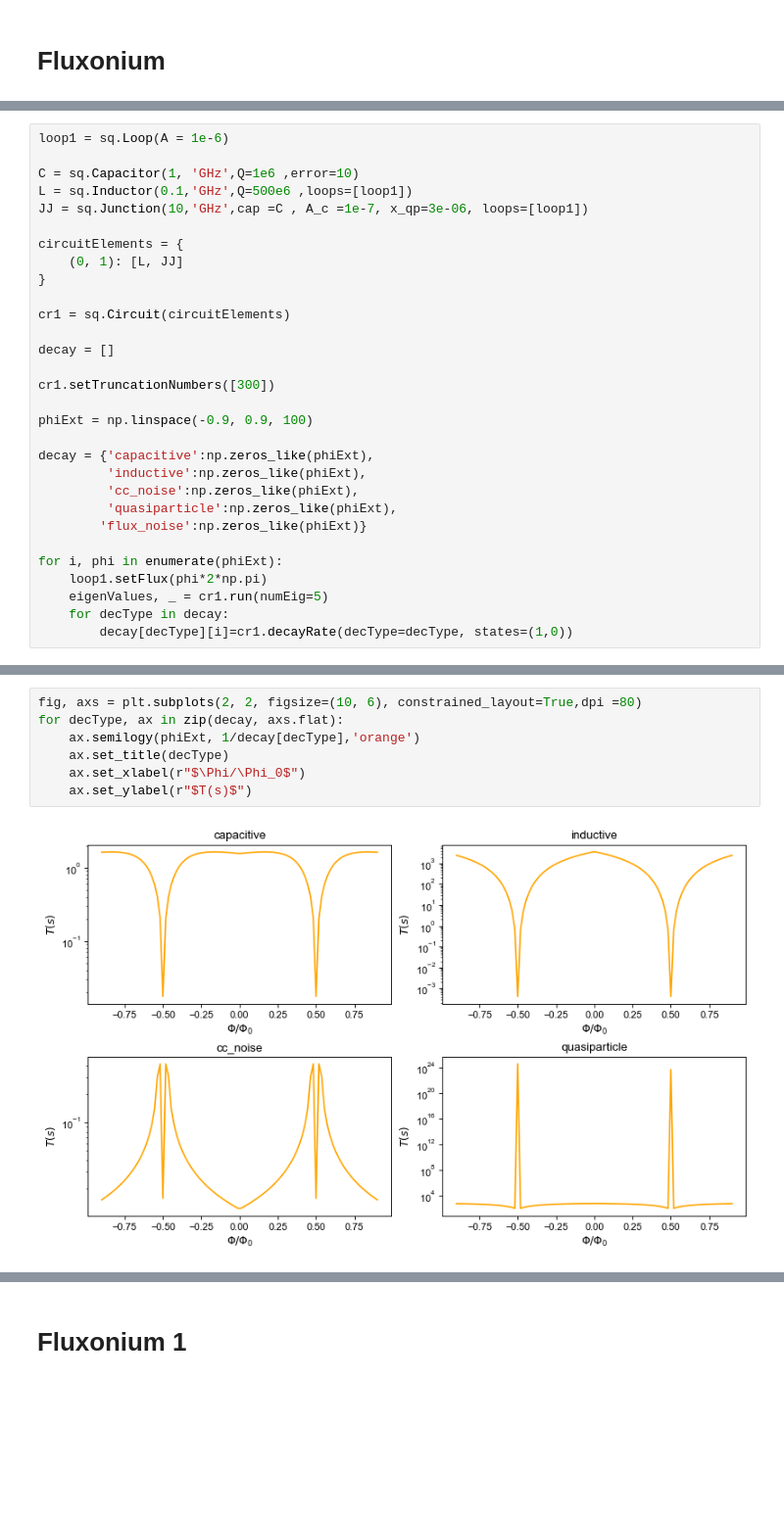
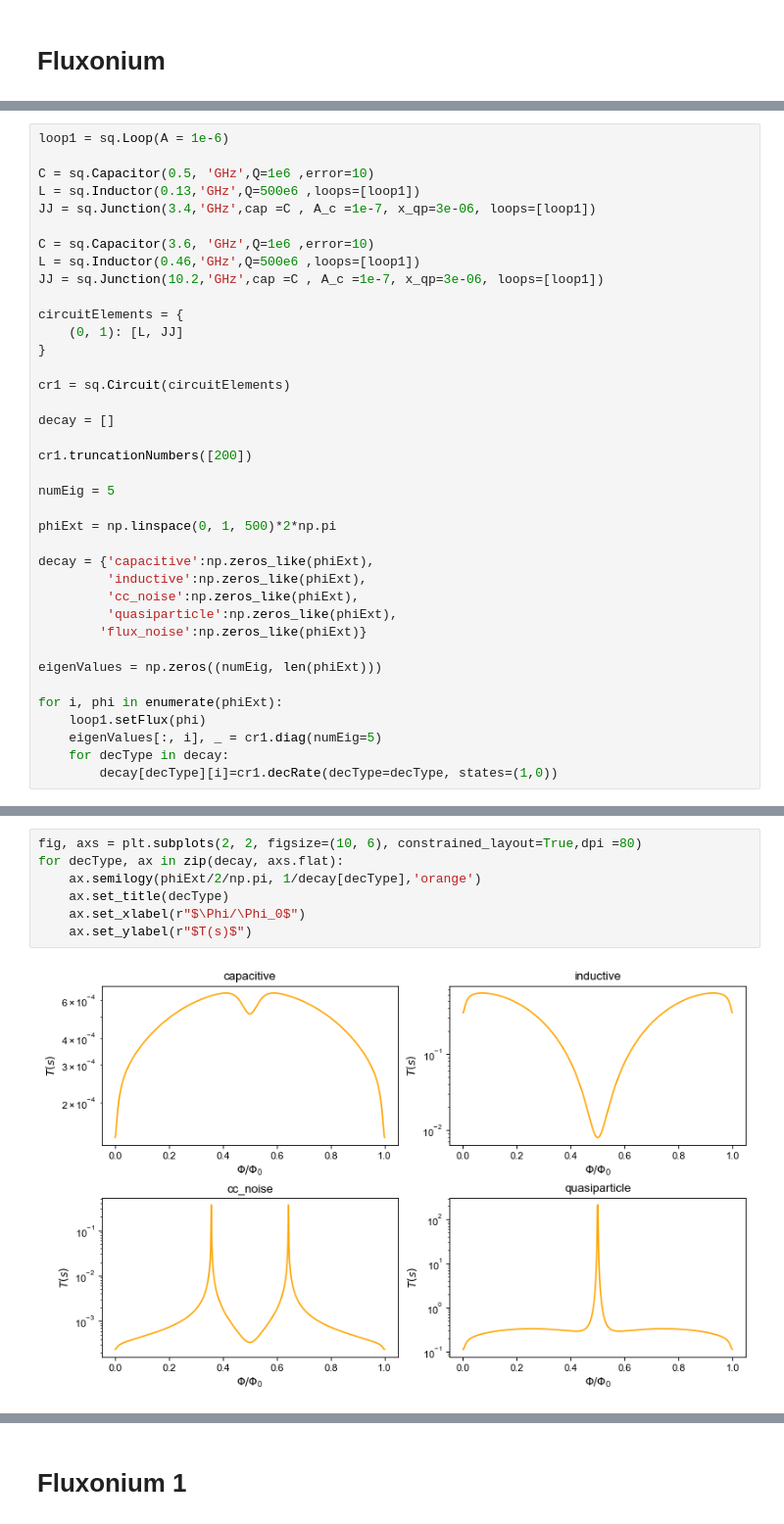
Before and after one commit to stanfordLINQS/SQcircuit, a Jupyter notebook: examples/fluxonium.ipynb, the cells around one changed output, grey strips where cells are left out. Shown: that part at 98% size. Drawn from its saved outputs; the diff is of its cells as text; blank space fills up the shorter version.

```diff
--- a/examples/fluxonium.ipynb
+++ b/examples/fluxonium.ipynb
@@ -11,9 +11,13 @@ import matplotlib.pyplot as plt
 # %%
 loop1 = sq.Loop(A = 1e-6)
 
-C = sq.Capacitor(1, 'GHz',Q=1e6 ,error=10)
-L = sq.Inductor(0.1,'GHz',Q=500e6 ,loops=[loop1])
-JJ = sq.Junction(10,'GHz',cap =C , A_c =1e-7, x_qp=3e-06, loops=[loop1])
+C = sq.Capacitor(0.5, 'GHz',Q=1e6 ,error=10)
+L = sq.Inductor(0.13,'GHz',Q=500e6 ,loops=[loop1])
+JJ = sq.Junction(3.4,'GHz',cap =C , A_c =1e-7, x_qp=3e-06, loops=[loop1])
+
+C = sq.Capacitor(3.6, 'GHz',Q=1e6 ,error=10)
+L = sq.Inductor(0.46,'GHz',Q=500e6 ,loops=[loop1])
+JJ = sq.Junction(10.2,'GHz',cap =C , A_c =1e-7, x_qp=3e-06, loops=[loop1])
 
 circuitElements = {
     (0, 1): [L, JJ]
@@ -23,9 +27,11 @@ cr1 = sq.Circuit(circuitElements)
 
 decay = []
 
-cr1.setTruncationNumbers([300])
+cr1.truncationNumbers([200])
 
-phiExt = np.linspace(-0.9, 0.9, 100)
+numEig = 5
+
+phiExt = np.linspace(0, 1, 500)*2*np.pi
 
 decay = {'capacitive':np.zeros_like(phiExt),
          'inductive':np.zeros_like(phiExt),
@@ -33,8 +39,10 @@ decay = {'capacitive':np.zeros_like(phiExt),
          'quasiparticle':np.zeros_like(phiExt),
         'flux_noise':np.zeros_like(phiExt)}
 
+eigenValues = np.zeros((numEig, len(phiExt)))
+
 for i, phi in enumerate(phiExt):
-    loop1.setFlux(phi*2*np.pi)
-    eigenValues, _ = cr1.run(numEig=5)
+    loop1.setFlux(phi)
+    eigenValues[:, i], _ = cr1.diag(numEig=5)
     for decType in decay:
-        decay[decType][i]=cr1.decayRate(decType=decType, states=(1,0))
+        decay[decType][i]=cr1.decRate(decType=decType, states=(1,0))
@@ -41,10 +59,10 @@ for i, phi in enumerate(phiExt):
 # %%
 fig, axs = plt.subplots(2, 2, figsize=(10, 6), constrained_layout=True,dpi =80)
 for decType, ax in zip(decay, axs.flat):
-    ax.semilogy(phiExt, 1/decay[decType],'orange')
+    ax.semilogy(phiExt/2/np.pi, 1/decay[decType],'orange')
     ax.set_title(decType)
     ax.set_xlabel(r"$\Phi/\Phi_0$")
     ax.set_ylabel(r"$T(s)$")
 # %% [output]
-[figure, old version]
+[figure, new version]
 # %%
```
Also changed, not shown: parts of 12 cells of this notebook, 5 other files.
